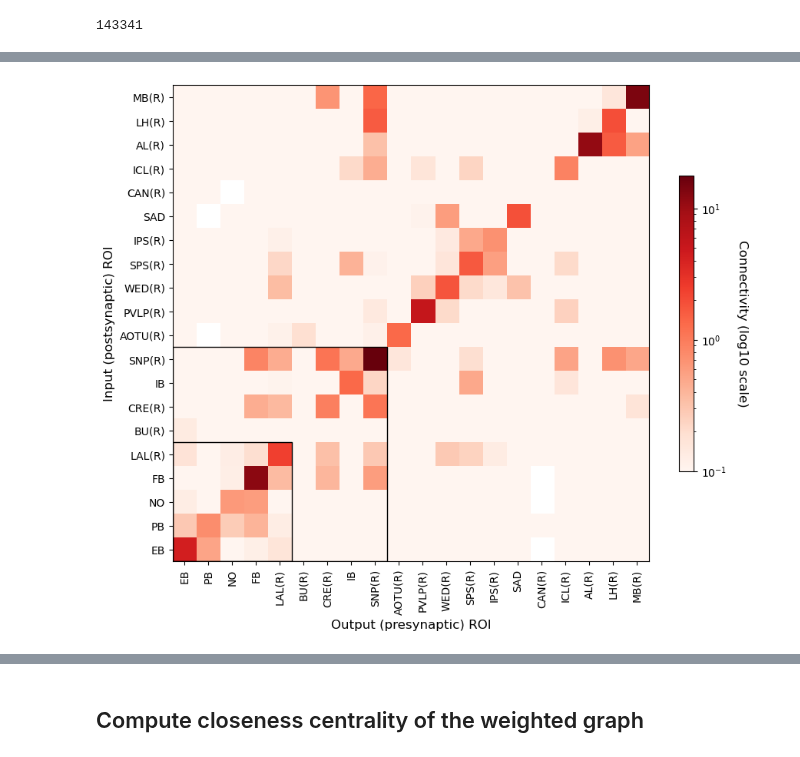
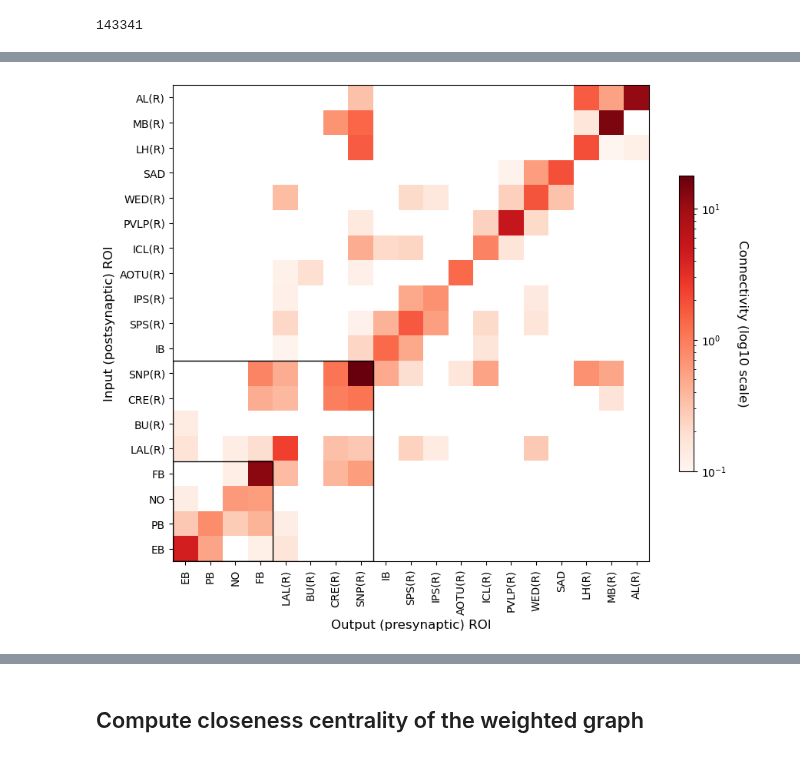
Before and after one commit to CharlesXu-Jingyue/KIBM_Connectomics, a Jupyter notebook: flyConnectome.ipynb, the cells around one changed output, grey strips where cells are left out. Saved outputs shown, nothing was run; the diff lists cells and outputs as text; code cells hidden in the pictures.

```diff
--- a/flyConnectome.ipynb
+++ b/flyConnectome.ipynb
@@ -87,8 +88,11 @@ rois = ['EB', 'PB', 'NO', 'FB', # CX
         'SNP(R)'] # EB, FB
 
 rois = ['EB', 'PB', 'NO', 'FB', # CX
-        'LAL(R)', 'BU(R)', 'CRE(R)', 'IB', 'SNP(R)', # Monosynaptic
-        'AOTU(R)', 'PVLP(R)', 'WED(R)', 'SPS(R)', 'IPS(R)', 'SAD', 'CAN(R)', 'ICL(R)', 'AL(R)', 'LH(R)', 'MB(R)'] # More distant regions
+        'LAL(R)', 'BU(R)', 'CRE(R)', 'SNP(R)', # Monosynaptic
+        'IB', 'SPS(R)', 'IPS(R)',
+        'AOTU(R)',
+        'ICL(R)', 'PVLP(R)', 'WED(R)', 'SAD',
+        'LH(R)', 'MB(R)', 'AL(R)'] # More distant regions
 
 # rois = ['EB', 'PB', 'NO', 'FB', 'MB(R)']
 
@@ -416,28 +419,30 @@ if savefigs:
 # %%
-import matplotlib.colors as colors
-
-# Set vmin to a small positive number
-vmin = connectivity_matrix[connectivity_matrix > 0].min()
+## Plot the connectivity matrix with a log scale
+# Penalize weak connections
+penalty_threshold = 1e-1
+penalized_connectivity_matrix = connectivity_matrix.copy()
+penalized_connectivity_matrix[penalized_connectivity_matrix < penalty_threshold] = np.nan
 
 # Plot the connectivity matrix
 fig, ax = plt.subplots(figsize=(10, 10))
-im = ax.imshow(connectivity_matrix, cmap='Reds', norm=colors.LogNorm(vmin=1e-1, vmax=connectivity_matrix.max()))
+im = ax.imshow(penalized_connectivity_matrix, cmap='Reds', norm=colors.LogNorm(vmin=penalty_threshold, vmax=np.nanmax(penalized_connectivity_matrix)))
 cbar = fig.colorbar(im, ax=ax, shrink=0.5)
 cbar.set_label('Connectivity (log10 scale)', rotation=270, labelpad=20, fontsize=12)
 ax.set_xticks(np.arange(len(rois)))
 ax.set_yticks(np.arange(len(rois)))
 ax.set_xticklabels(rois, rotation=90)
 ax.set_yticklabels(rois[::-1])
 ax.set_xlabel('Output (presynaptic) ROI', fontsize=12)
 ax.set_ylabel('Input (postsynaptic) ROI', fontsize=12)
 
-rect1 = patches.Rectangle((-0.5, len(rois) - 5.5), 5, 5, linewidth=1, edgecolor='k', facecolor='none')
-rect2 = patches.Rectangle((-0.5, len(rois) - 9.5), 9, 9, linewidth=1, edgecolor='k', facecolor='none')
+rect1 = patches.Rectangle((-0.5, len(rois) - 4.5), 4, 4, linewidth=1, edgecolor='k', facecolor='none')
+rect2 = patches.Rectangle((-0.5, len(rois) - 8.5), 8, 8, linewidth=1, edgecolor='k', facecolor='none')
 ax.add_patch(rect1)
 ax.add_patch(rect2)
 
+savefigs = True
 if savefigs:
     current_datetime = datetime.datetime.now().strftime("%Y%m%d%H%M%S")
     plt.savefig(f'{figdir}/connectivity_matrix_{current_datetime}.pdf', bbox_inches='tight')
 # %% [output]
-[figure, old version]
+[figure, new version]
```
Also changed, not shown: parts of 16 cells of this notebook, 7 other files.
